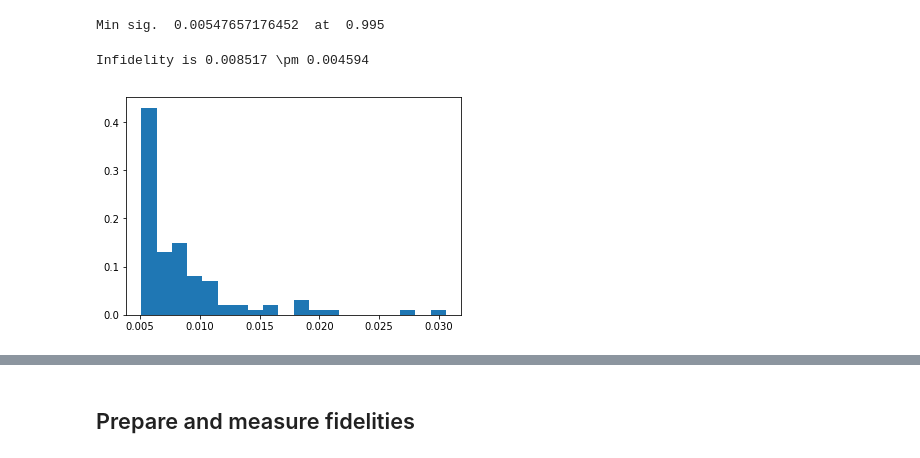
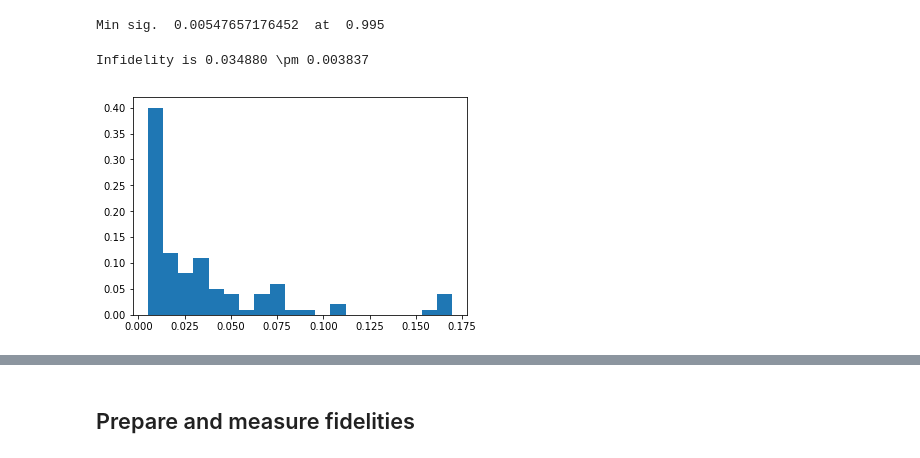
Before and after one commit to zaguros/analysis, a Jupyter notebook: notebooks/Quantum Networks/Simulations/MW_pulse_simulation.ipynb, the cells around one changed output, grey strips where cells are left out. Drawn from its saved outputs; the diff is of its cells as text; code cells hidden in the pictures.

```diff
--- a/notebooks/Quantum Networks/Simulations/MW_pulse_simulation.ipynb
+++ b/notebooks/Quantum Networks/Simulations/MW_pulse_simulation.ipynb
@@ -56,13 +56,13 @@ Min sig.  0.00547657176452  at  0.995
 # %%
 reload(nsc)
 NVsys = nsc.noisy_NV_system(mw_duration=100e-9,use_hf_library = True,inc_nitrogen=True,pulse_shape='Hermite')
-infids = nsc.MonteCarlo_MWFid(NVsys,sigma=0.005)
+infids = nsc.MonteCarlo_MWFid(NVsys,sigma=0.015,mean=0.995,N_rand=100)
 
 plt.figure()
 weights = np.ones_like(infids)/len(infids)
 plt.hist(infids,bins = 20, weights = weights)
 plt.show()
 plt.close()
 # %% [output]
-Infidelity is 0.008517 \pm 0.004594
+Infidelity is 0.034880 \pm 0.003837
-[figure, old version]
+[figure, new version]
```
Also changed, not shown: parts of 1 cell of this notebook, 7 other files.
